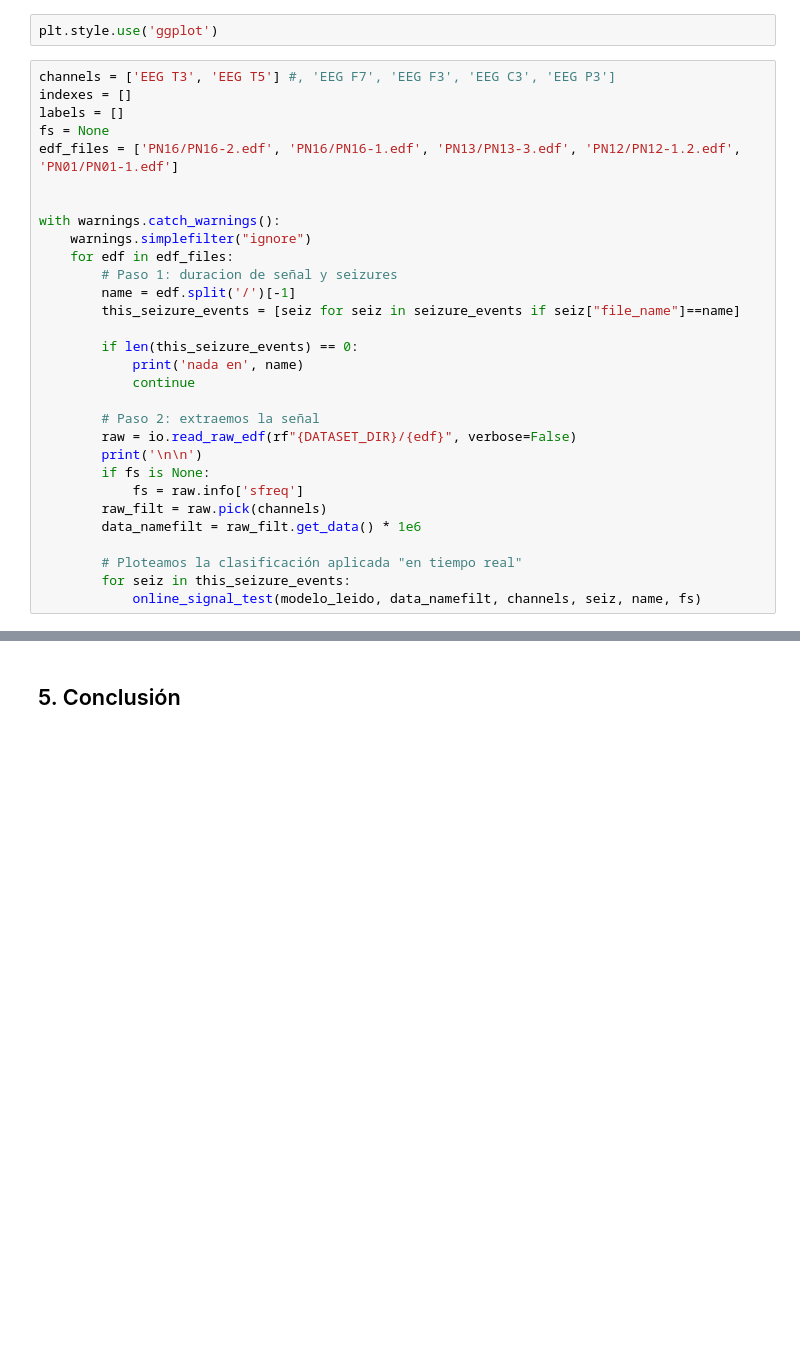
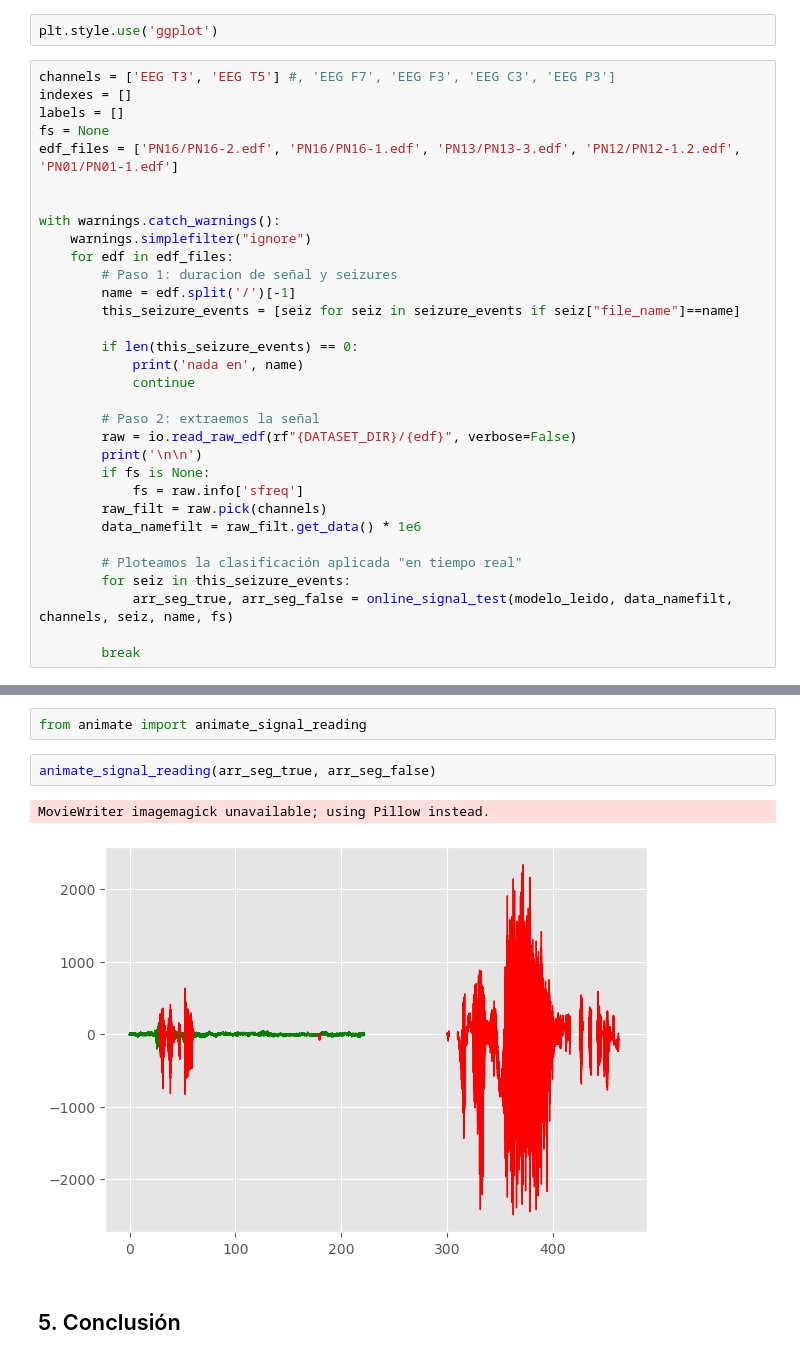
Before and after one commit to gonzagrau/epilepsy_detection, a Jupyter notebook: PSIB2024Q1-FINAL-Bajlec_Grau_Neira.ipynb, the cells around one changed output, grey strips where cells are left out. Saved outputs shown, nothing was run; the diff lists cells and outputs as text; blank space fills up the shorter version.

```diff
--- a/PSIB2024Q1-FINAL-Bajlec_Grau_Neira.ipynb
+++ b/PSIB2024Q1-FINAL-Bajlec_Grau_Neira.ipynb
@@ -464,7 +464,9 @@ with warnings.catch_warnings():
 
         # Ploteamos la clasificación aplicada "en tiempo real"
         for seiz in this_seizure_events:
-            online_signal_test(modelo_leido, data_namefilt, channels, seiz, name, fs)
+            arr_seg_true, arr_seg_false = online_signal_test(modelo_leido, data_namefilt, channels, seiz, name, fs)
+
+        break
 # %% [output]
 Segmentando las señales de PN16-2.edf...
 Extrayendo las features de PN16-2.edf...
@@ -504,3 +476,10 @@ Ploteando en PN01-1.edf...
+# %%
+from animate import animate_signal_reading
+# %%
+animate_signal_reading(arr_seg_true, arr_seg_false)
+# %% [output]
+MovieWriter imagemagick unavailable; using Pillow instead.
+[figure, added]
 # %% [markdown]
 ## 5. Conclusión
 # %% [markdown]
```
Also changed, not shown: parts of 4 cells of this notebook, 3 other files.
